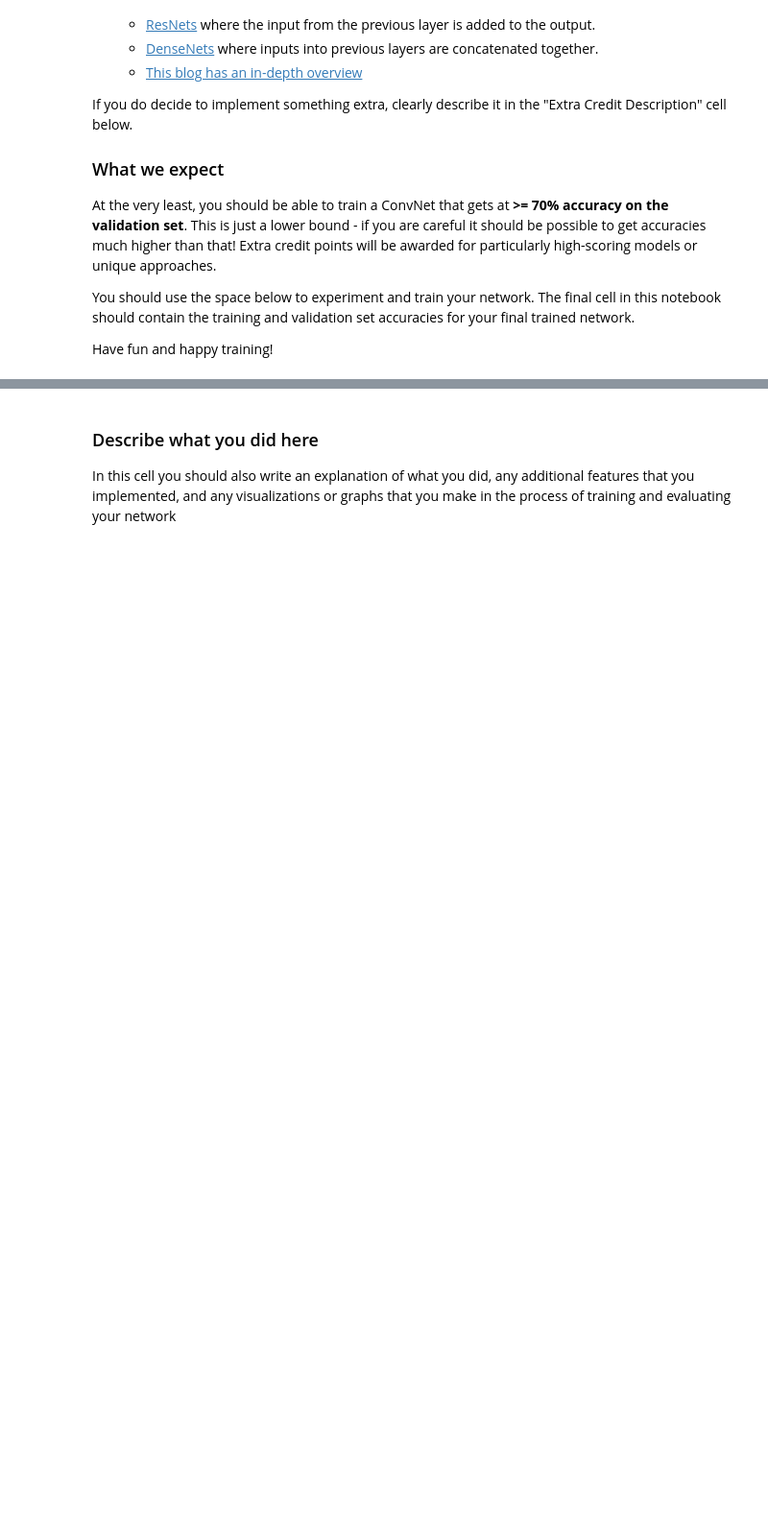
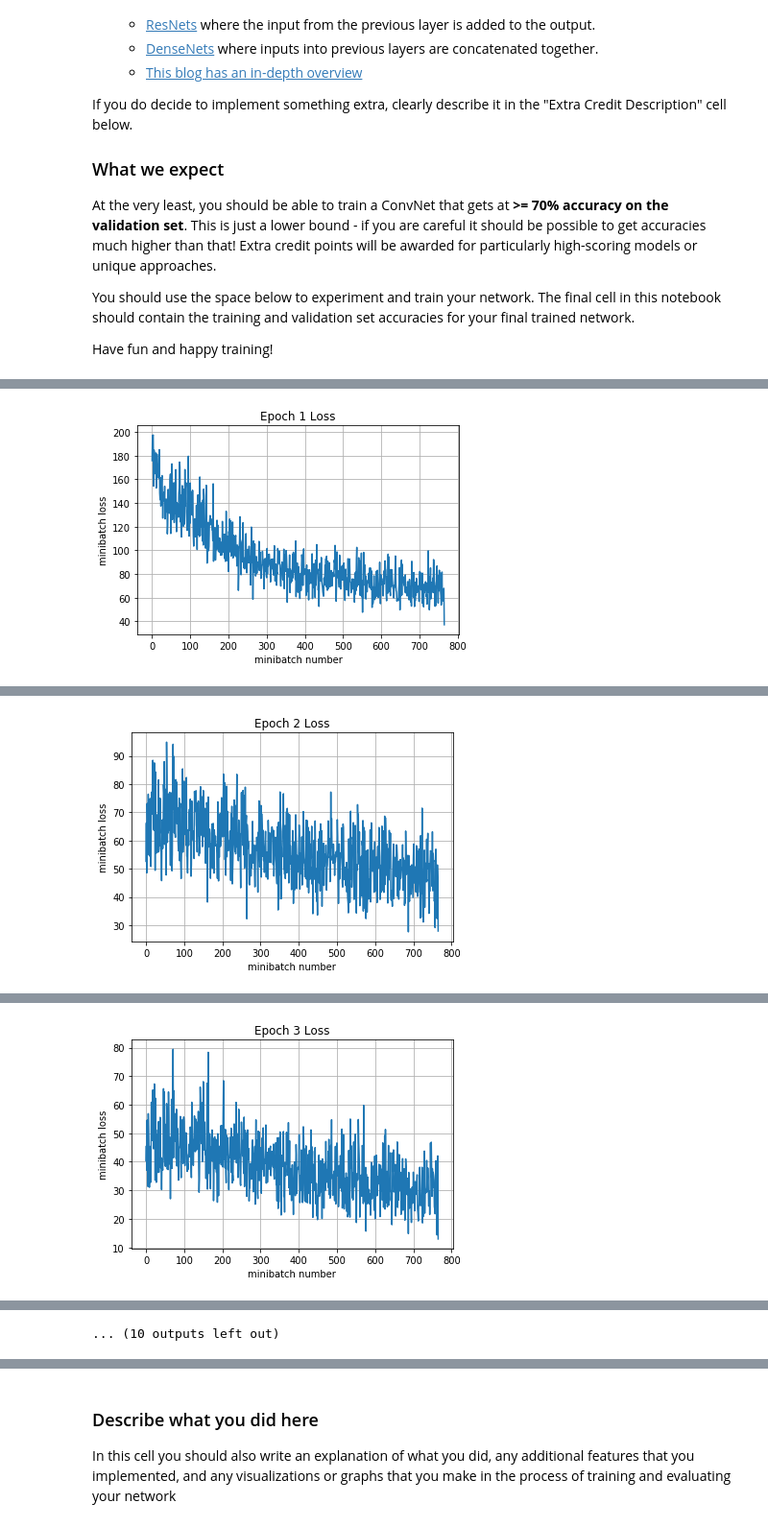
Before and after one commit to ZhoufeifeiJAVA/cs231n, a Jupyter notebook: assignment2/TensorFlow.ipynb, the cells around one changed output, grey strips where cells are left out. Shown at 96% size. Drawn from its saved outputs; the diff is of its cells as text; code cells hidden in the pictures; blank space fills up the shorter version.

```diff
--- a/assignment2/TensorFlow.ipynb
+++ b/assignment2/TensorFlow.ipynb
@@ -290,8 +312,8 @@ You should see the following from the run above
 Now, we're going to try and start the model under the GPU device, the rest of the code stays unchanged and all our variables and operations will be computed using accelerated code paths. However, if there is no GPU, we get a Python exception and have to rebuild our graph. On a dual-core CPU, you might see around 50-80ms/batch running the above, while the Google Cloud GPUs (run below) should be around 2-5ms/batch.
 # %%
 try:
-    with tf.Session() as sess:
-        with tf.device("/gpu:1") as dev: #"/cpu:0" or "/gpu:0"
+    with tf.Session(config = config) as sess:
+        with tf.device("/gpu:0") as dev: #"/cpu:0" or "/gpu:0"
             tf.global_variables_initializer().run()
 
             ans = sess.run(y_out,feed_dict={X:x,is_training:True})
@@ -339,9 +354,10 @@ First, set up an **RMSprop optimizer** (using a 1e-3 learning rate) and a **cros
 #    mean_loss: a TensorFlow variable (scalar) with numerical loss
 #    optimizer: a TensorFlow optimizer
 # This should be ~3 lines of code!
-mean_loss = None
-optimizer = None
-pass
+soft_max_loss = tf.nn.softmax_cross_entropy_with_logits(labels = tf.one_hot(y, 10), logits = y_out)
+mean_loss = tf.reduce_mean(soft_max_loss)
+optimizer = tf.train.RMSPropOptimizer(1e-3)
+#pass
 # %%
 # batch normalization in tensorflow requires this extra dependency
 extra_update_ops = tf.get_collection(tf.GraphKeys.UPDATE_OPS)
@@ -351,7 +367,7 @@ with tf.control_dependencies(extra_update_ops):
 ### Train the model
 Below we'll create a session and train the model over one epoch. You should see a loss of 1.4 to 2.0 and an accuracy of 0.4 to 0.5. There will be some variation due to random seeds and differences in initialization
 # %%
-sess = tf.Session()
+sess = tf.Session(config = config)
 
 sess.run(tf.global_variables_initializer())
 print('Training')
@@ -414,7 +446,22 @@ Have fun and happy training!
 # Feel free to play with this cell
 
 def my_model(X,y,is_training):
-    pass
+    conv1 = tf.layers.conv2d(
+        inputs = X, filters = 32, kernel_size = 3,strides = 1, padding = 'same', activation = tf.nn.relu)
+    bn1 = tf.layers.batch_normalization(inputs = conv1, training = is_training)
+    conv2 = tf.layers.conv2d(
+        inputs = bn1, filters = 64, kernel_size = 3, strides = 1, padding = 'same', activation = tf.nn.relu)
+    bn2 = tf.layers.batch_normalization(inputs = conv2, training = is_training)
+
+    max_pool1 = tf.layers.max_pooling2d(inputs = bn2, pool_size = 2, strides = 2)
+    flatten = tf.reshape(max_pool1,[-1, 16 * 16 * 64])
+
+    dense1 = tf.layers.dense(inputs = flatten, units = 1024, activation = tf.nn.relu)
+    if is_training is not None:
+        dense1 = tf.nn.dropout(dense1, 0.7)
+    bn3 = tf.layers.batch_normalization(inputs = dense1, training=is_training)
+    y_out = tf.layers.dense(inputs = bn3, units = 10, activation = None)
+    return y_out
 
 tf.reset_default_graph()
 
@@ -423,11 +470,10 @@ y = tf.placeholder(tf.int64, [None])
 is_training = tf.placeholder(tf.bool)
 
 y_out = my_model(X,y,is_training)
-mean_loss = None
-optimizer = None
+soft_max_loss = tf.nn.softmax_cross_entropy_with_logits(labels = tf.one_hot(y, 10), logits = y_out)
+mean_loss = tf.reduce_mean(soft_max_loss)
+optimizer = tf.train.RMSPropOptimizer(1e-3)
 
-
-pass
 
 # batch normalization in tensorflow requires this extra dependency
 extra_update_ops = tf.get_collection(tf.GraphKeys.UPDATE_OPS)
@@ -438,10 +484,11 @@ with tf.control_dependencies(extra_update_ops):
 # This default code creates a session
 # and trains your model for 10 epochs
 # then prints the validation set accuracy
-sess = tf.Session()
+sess = tf.Session(config = config)
 
 sess.run(tf.global_variables_initializer())
 print('Training')
 run_model(sess,y_out,mean_loss,X_train,y_train,10,64,100,train_step,True)
 print('Validation')
 run_model(sess,y_out,mean_loss,X_val,y_val,1,64)
+# %% [output]
@@ -447,0 +505 @@ run_model(sess,y_out,mean_loss,X_val,y_val,1,64)
+[figure, added]
@@ -447,0 +515 @@ run_model(sess,y_out,mean_loss,X_val,y_val,1,64)
+[figure, added]
@@ -447,0 +524 @@ run_model(sess,y_out,mean_loss,X_val,y_val,1,64)
+[figure, added]
@@ -448,3 +554,4 @@ run_model(sess,y_out,mean_loss,X_val,y_val,1,64)
+... (10 outputs left out)
 # %%
 # Test your model here, and make sure
 # the output of this cell is the accuracy
```
Also changed, not shown: parts of 12 cells of this notebook.
